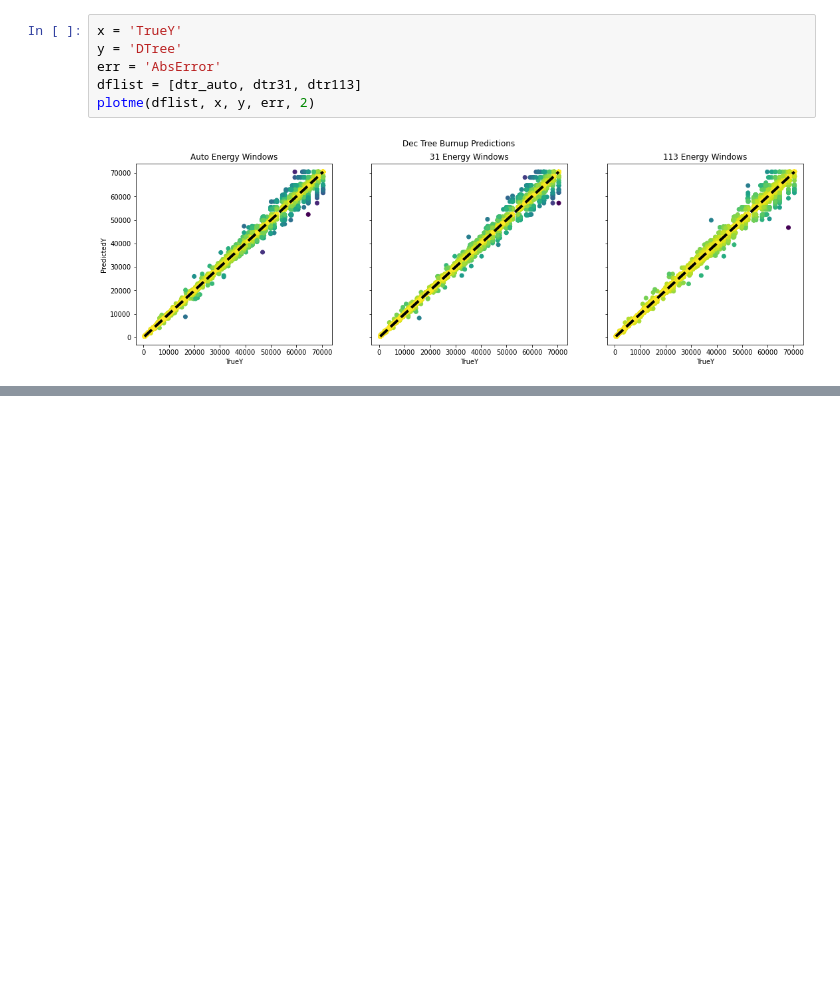
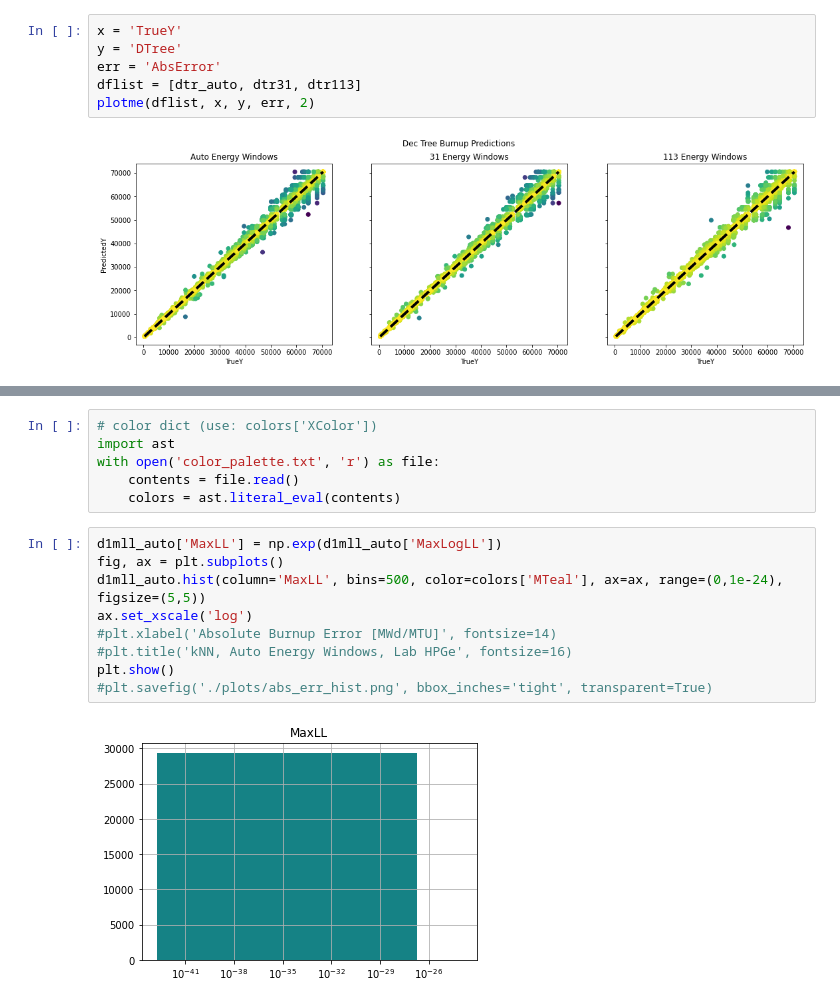
Before and after one commit to opotowsky/process_results, a Jupyter notebook: plot_predictions.ipynb, the cells around one changed output, grey strips where cells are left out. Saved outputs shown, nothing was run; the diff lists cells and outputs as text; blank space fills up the shorter version.

Commit message:
tried plotting spread of LL which was pointless but keeping code for if I run full LL calcs for a test case

```diff
--- a/plot_predictions.ipynb
+++ b/plot_predictions.ipynb
@@ -92,0 +110,17 @@ plotme(dflist, x, y, err, 2)
+# %%
+# color dict (use: colors['XColor'])
+import ast
+with open('color_palette.txt', 'r') as file:
+    contents = file.read()
+    colors = ast.literal_eval(contents)
+# %%
+d1mll_auto['MaxLL'] = np.exp(d1mll_auto['MaxLogLL'])
+fig, ax = plt.subplots()
+d1mll_auto.hist(column='MaxLL', bins=500, color=colors['MTeal'], ax=ax, range=(0,1e-24), figsize=(5,5))
+ax.set_xscale('log')
+#plt.xlabel('Absolute Burnup Error [MWd/MTU]', fontsize=14)
+#plt.title('kNN, Auto Energy Windows, Lab HPGe', fontsize=16)
+plt.show()
+#plt.savefig('./plots/abs_err_hist.png', bbox_inches='tight', transparent=True)
+# %% [output]
+[figure, added]
```
Also changed, not shown: parts of 3 cells of this notebook.
